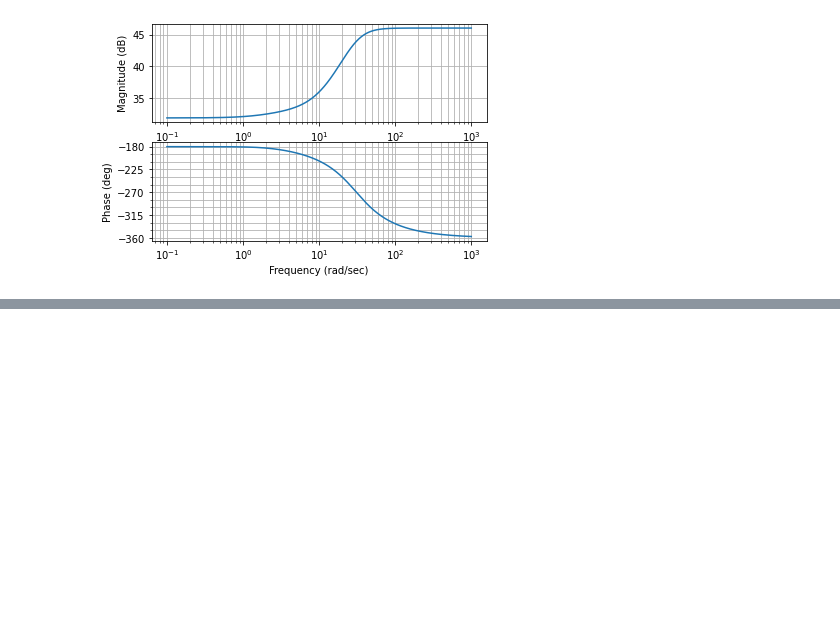
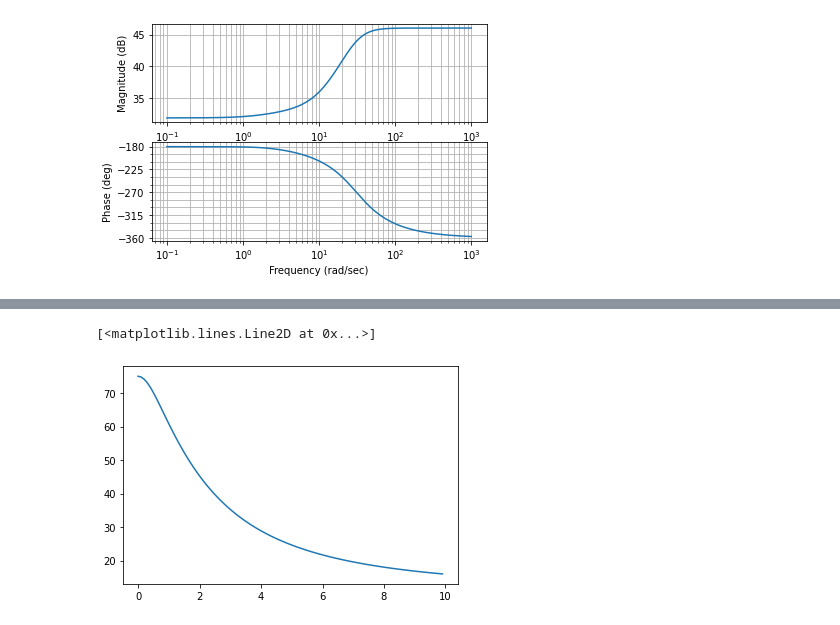
Before and after one commit to ModelEngineering/controlSBML, a Jupyter notebook: notebooks/Control-Libray-Examples.ipynb, the cells around one changed output, grey strips where cells are left out. Drawn from its saved outputs; the diff is of its cells as text; code cells hidden in the pictures; blank space fills up the shorter version.

```diff
--- a/notebooks/Control-Libray-Examples.ipynb
+++ b/notebooks/Control-Libray-Examples.ipynb
@@ -178,0 +230,5 @@ Lo = -m*g*Po*Co
+# %%
+plt.plot(angle, mag[0][1,:])
+# %% [output]
+[<matplotlib.lines.Line2D at 0x...>]
+[figure, added]
```
Also changed, not shown: parts of 11 cells of this notebook, 1 other file.
